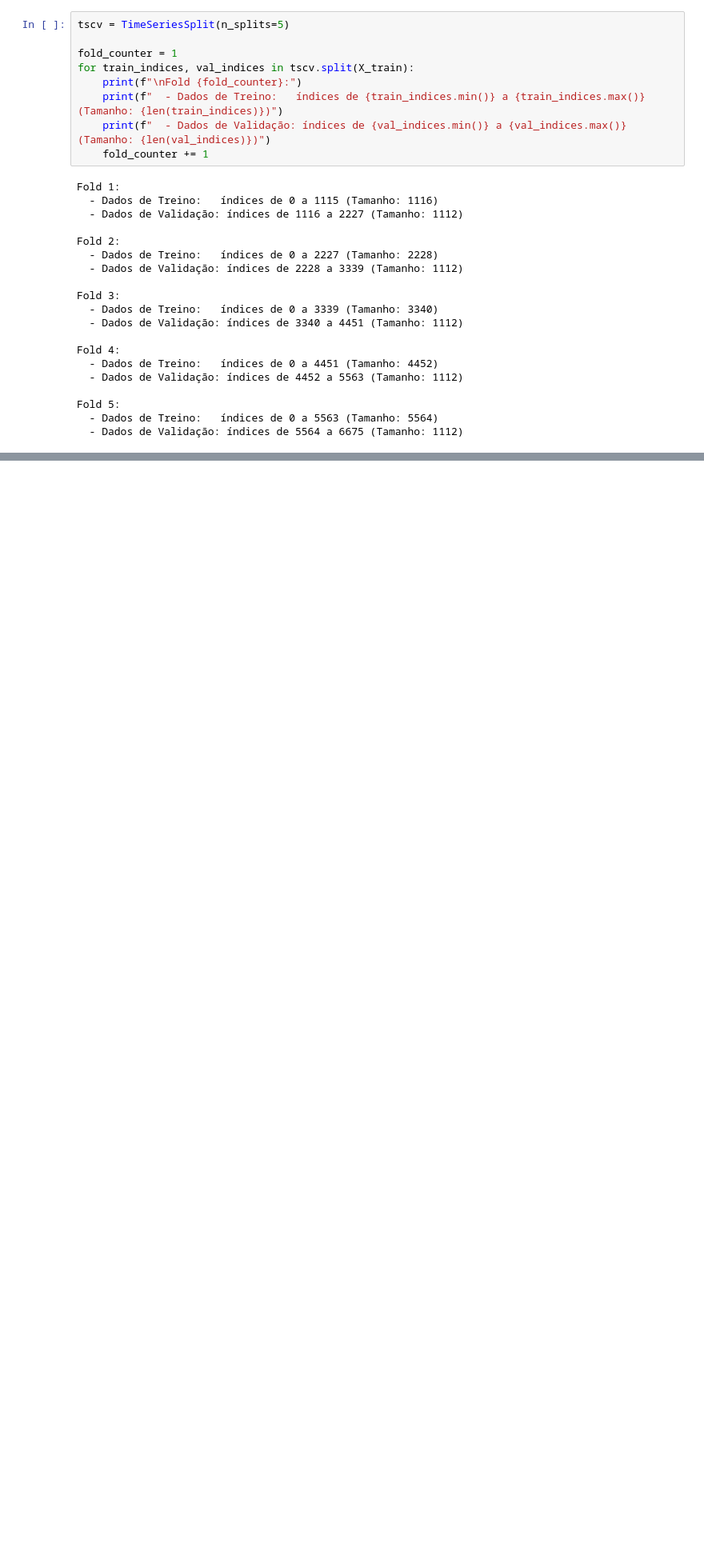
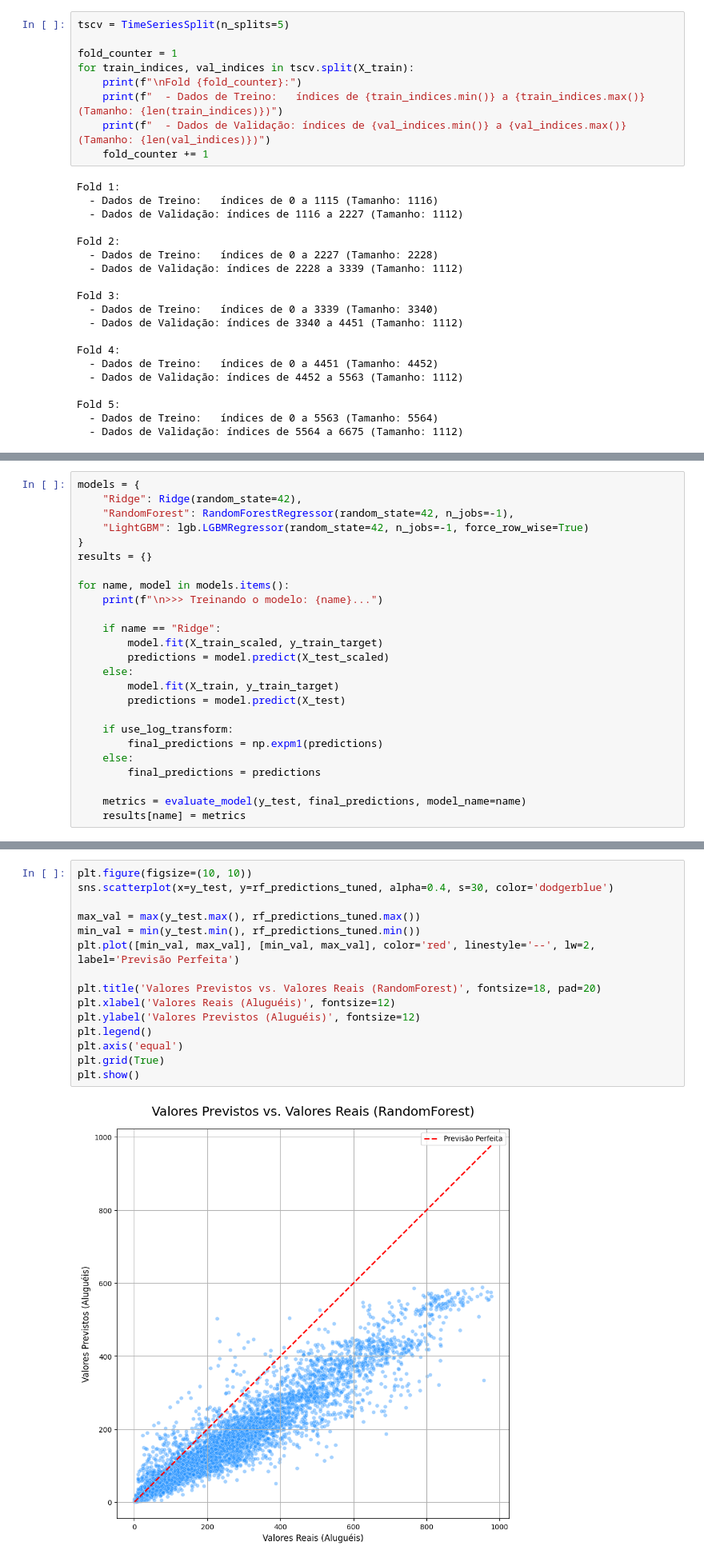
Before and after one commit to kelvinleandro/bike-demand-analysis, a Jupyter notebook: notebooks/02-comparative-analysis.ipynb, the cells around one changed output, grey strips where cells are left out. Shown: that part at 80% size. Drawn from its saved outputs; the diff is of its cells as text; blank space fills up the shorter version.

```diff
--- a/notebooks/02-comparative-analysis.ipynb
+++ b/notebooks/02-comparative-analysis.ipynb
@@ -109,0 +128,25 @@ Fold 5:
+# %%
+models = {
+    "Ridge": Ridge(random_state=42),
+    "RandomForest": RandomForestRegressor(random_state=42, n_jobs=-1),
+    "LightGBM": lgb.LGBMRegressor(random_state=42, n_jobs=-1, force_row_wise=True)
+}
+results = {}
+
+for name, model in models.items():
+    print(f"\n>>> Treinando o modelo: {name}...")
+
+    if name == "Ridge":
+        model.fit(X_train_scaled, y_train_target)
+        predictions = model.predict(X_test_scaled)
+    else:
+        model.fit(X_train, y_train_target)
+        predictions = model.predict(X_test)
+
+    if use_log_transform:
+        final_predictions = np.expm1(predictions)
+    else:
+        final_predictions = predictions
+
+    metrics = evaluate_model(y_test, final_predictions, model_name=name)
+    results[name] = metrics
@@ -109,0 +353,17 @@ Fold 5:
+# %%
+plt.figure(figsize=(10, 10))
+sns.scatterplot(x=y_test, y=rf_predictions_tuned, alpha=0.4, s=30, color='dodgerblue')
+
+max_val = max(y_test.max(), rf_predictions_tuned.max())
+min_val = min(y_test.min(), rf_predictions_tuned.min())
+plt.plot([min_val, max_val], [min_val, max_val], color='red', linestyle='--', lw=2, label='Previsão Perfeita')
+
+plt.title('Valores Previstos vs. Valores Reais (RandomForest)', fontsize=18, pad=20)
+plt.xlabel('Valores Reais (Aluguéis)', fontsize=12)
+plt.ylabel('Valores Previstos (Aluguéis)', fontsize=12)
+plt.legend()
+plt.axis('equal')
+plt.grid(True)
+plt.show()
+# %% [output]
+[figure, added]
```
Also changed, not shown: parts of 21 cells of this notebook, 1 other file.
